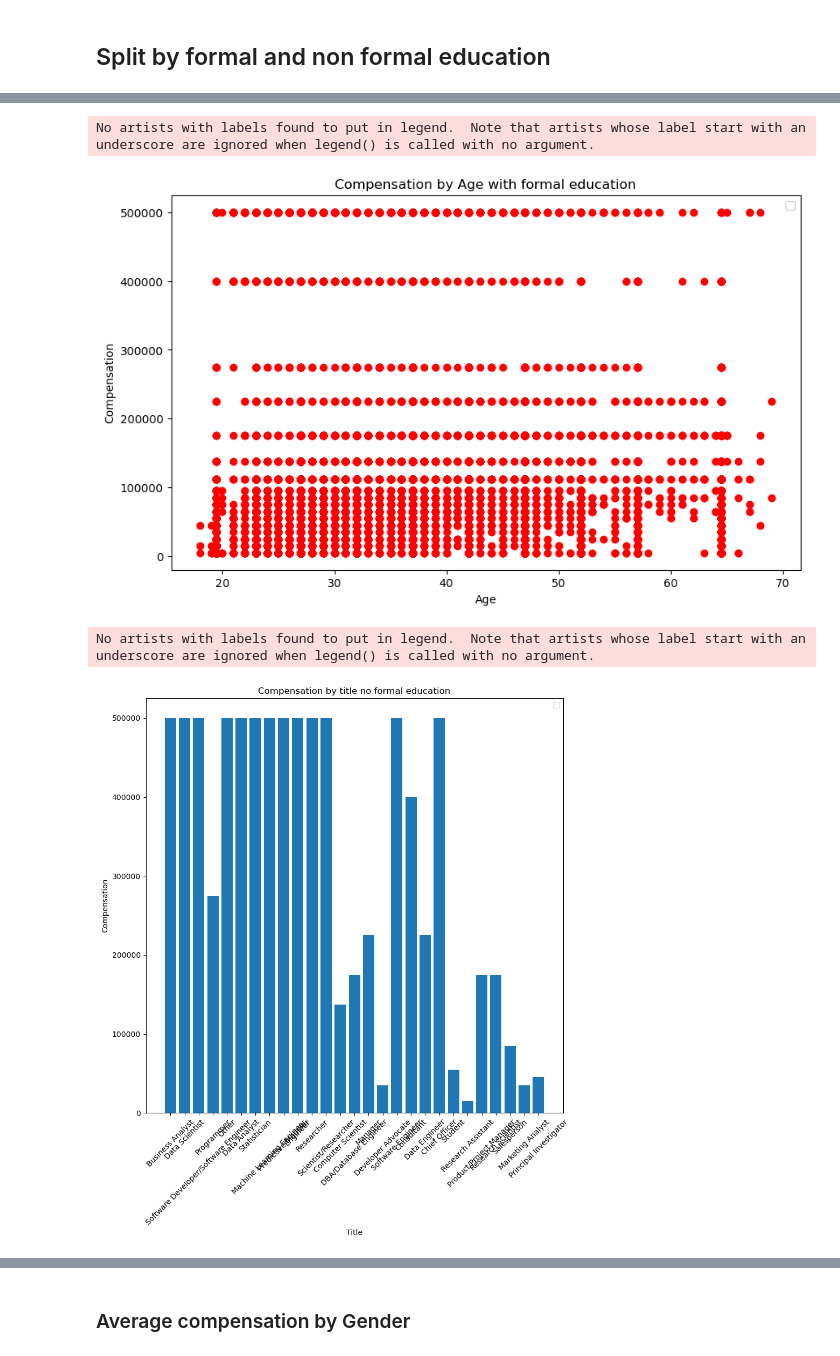
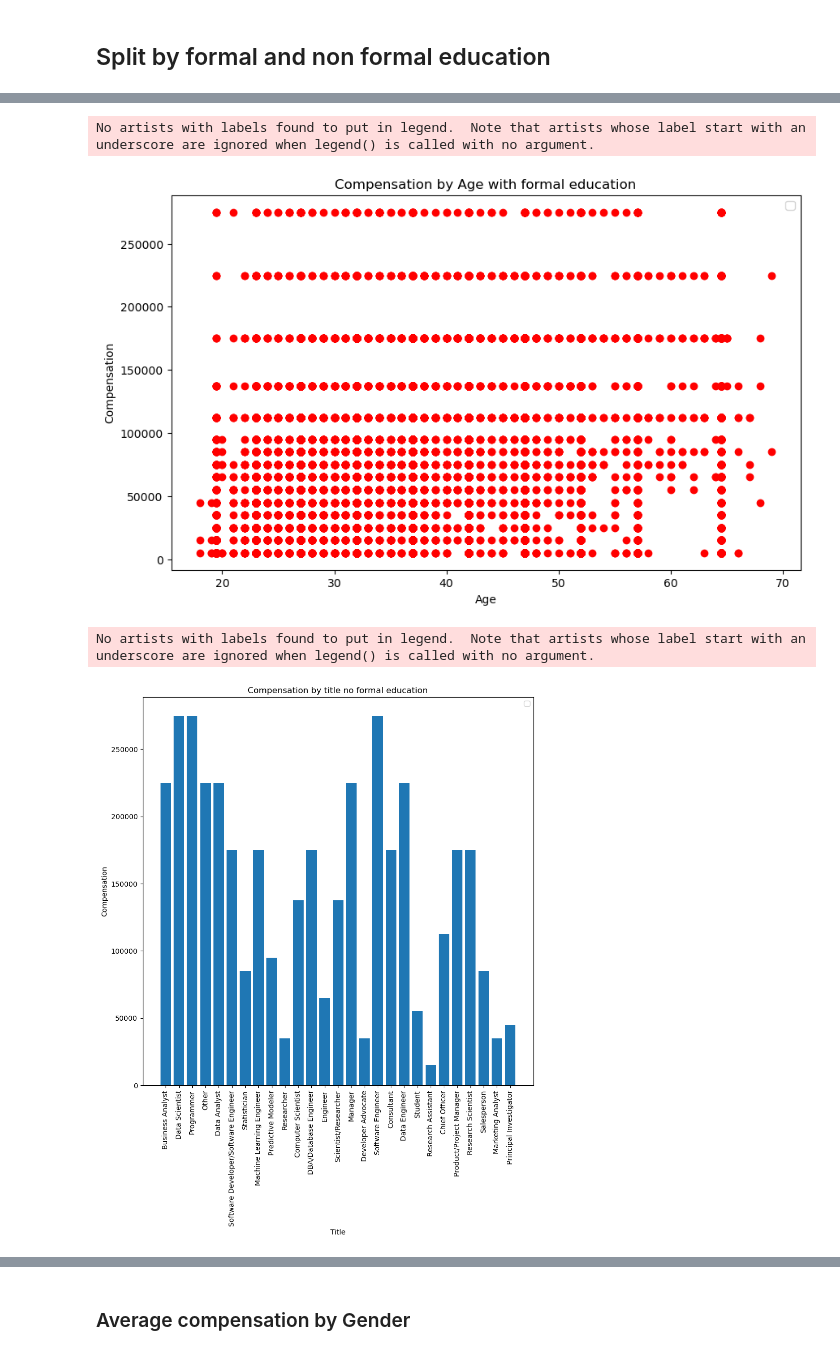
Before and after one commit to PavelM90/DSC630_Ali_Pavel_Term_Project, a Jupyter notebook: Data_Exploration_Salary_Kaggle.ipynb, the cells around one changed output, grey strips where cells are left out. Saved outputs shown, nothing was run; the diff lists cells and outputs as text; code cells hidden in the pictures.

```diff
--- a/Data_Exploration_Salary_Kaggle.ipynb
+++ b/Data_Exploration_Salary_Kaggle.ipynb
@@ -251,0 +257,3 @@ plt.show()
+# %%
+# Filter out high salary outliers
+filtered_df = filtered_df[filtered_df['Average Comp'] < 300000]
@@ -308,19 +325,19 @@ plt.legend()
 plt.show()
 # %% [output]
 No artists with labels found to put in legend.  Note that artists whose label start with an underscore are ignored when legend() is called with no argument.
-[figure, old version]
+[figure, new version]
 # %%
 plt.figure(figsize=(10, 10))
 plt.bar(df_no_educ['Job Title'], df_no_educ['Average Comp'])
 plt.title('Compensation by title no formal education')
 plt.xlabel('Title')
 plt.ylabel('Compensation')
-plt.xticks(rotation = 45)
+plt.xticks(rotation = 90)
 plt.legend()
 plt.show()
 # %% [output]
 No artists with labels found to put in legend.  Note that artists whose label start with an underscore are ignored when legend() is called with no argument.
-[figure, old version]
+[figure, new version]
 # %%
 plt.figure(figsize=(10, 6))
 plt.bar(df_educ['Job Title'], df_educ['Average Comp'], color = 'red')
```
Also changed, not shown: parts of 53 cells of this notebook.
